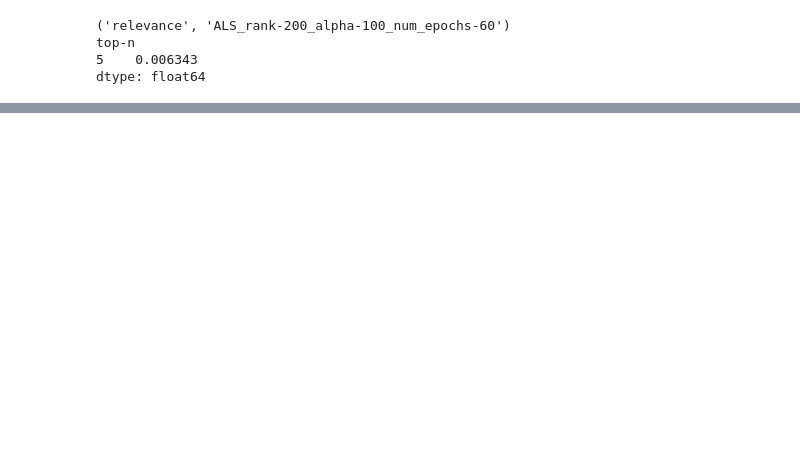
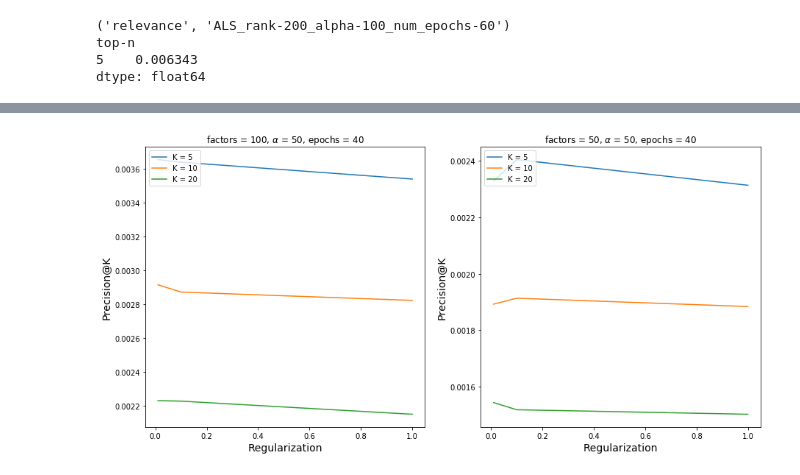
Before and after one commit to dKustura/kiva-cf, a Jupyter notebook: Result analysis.ipynb, the cells around one changed output, grey strips where cells are left out. Drawn from its saved outputs; the diff is of its cells as text; code cells hidden in the pictures; blank space fills up the shorter version.

```diff
--- a/Result analysis.ipynb
+++ b/Result analysis.ipynb
@@ -172,0 +235,47 @@ dtype: float64
+# %%
+reg_diff_scores_rank_100 = scores_1.iloc[
+    scores_1.index.get_level_values('model').isin(['ALS_rank-100_regularization-0.01_alpha-50_num_epochs-40',
+                                                   'ALS_rank-100_regularization-0.1_alpha-50_num_epochs-40',
+                                                   'ALS_rank-100_regularization-1_alpha-50_num_epochs-40'])
+].xs('precision', level='metric', axis=1).unstack('model')
+
+reg_5_precisions_rank_100 = reg_diff_scores_rank_100.iloc[reg_diff_scores_rank_100.index.get_level_values('top-n') == 5].values.flatten()
+reg_10_precisions_rank_100 = reg_diff_scores_rank_100.iloc[reg_diff_scores_rank_100.index.get_level_values('top-n') == 10].values.flatten()
+reg_20_precisions_rank_100 = reg_diff_scores_rank_100.iloc[reg_diff_scores_rank_100.index.get_level_values('top-n') == 20].values.flatten()
+
+reg_diff_scores_rank_50 = scores_1.iloc[
+    scores_1.index.get_level_values('model').isin(['ALS_rank-50_regularization-0.01_alpha-50_num_epochs-40',
+                                                   'ALS_rank-50_regularization-0.1_alpha-50_num_epochs-40',
+                                                   'ALS_rank-50_regularization-1_alpha-50_num_epochs-40'])
+].xs('precision', level='metric', axis=1).unstack('model')
+
+reg_5_precisions_rank_50 = reg_diff_scores_rank_50.iloc[reg_diff_scores_rank_50.index.get_level_values('top-n') == 5].values.flatten()
+reg_10_precisions_rank_50 = reg_diff_scores_rank_50.iloc[reg_diff_scores_rank_50.index.get_level_values('top-n') == 10].values.flatten()
+reg_20_precisions_rank_50 = reg_diff_scores_rank_50.iloc[reg_diff_scores_rank_50.index.get_level_values('top-n') == 20].values.flatten()
+
+
+reg_diff_values = [0.01, 0.1, 1]
+# %%
+plt.figure(figsize=(15, 7))
+
+plt.subplot(121)
+plt.title(r'factors = 100, $\alpha$ = 50, epochs = 40')
+plt.xlabel('Regularization', fontsize=14)
+plt.ylabel('Precision@K', fontsize=14)
+plt.plot(reg_diff_values, reg_5_precisions_rank_100)
+plt.plot(reg_diff_values, reg_10_precisions_rank_100)
+plt.plot(reg_diff_values, reg_20_precisions_rank_100)
+plt.legend(['K = 5', 'K = 10', 'K = 20'], loc='upper left')
+
+plt.subplot(122)
+plt.title(r'factors = 50, $\alpha$ = 50, epochs = 40')
+plt.xlabel('Regularization', fontsize=14)
+plt.ylabel('Precision@K', fontsize=14)
+plt.plot(reg_diff_values, reg_5_precisions_rank_50)
+plt.plot(reg_diff_values, reg_10_precisions_rank_50)
+plt.plot(reg_diff_values, reg_20_precisions_rank_50)
+plt.legend(['K = 5', 'K = 10', 'K = 20'], loc='upper left')
+
+plt.show()
+# %% [output]
+[figure, added]
```
Also changed, not shown: parts of 26 cells of this notebook, 5 other files.
